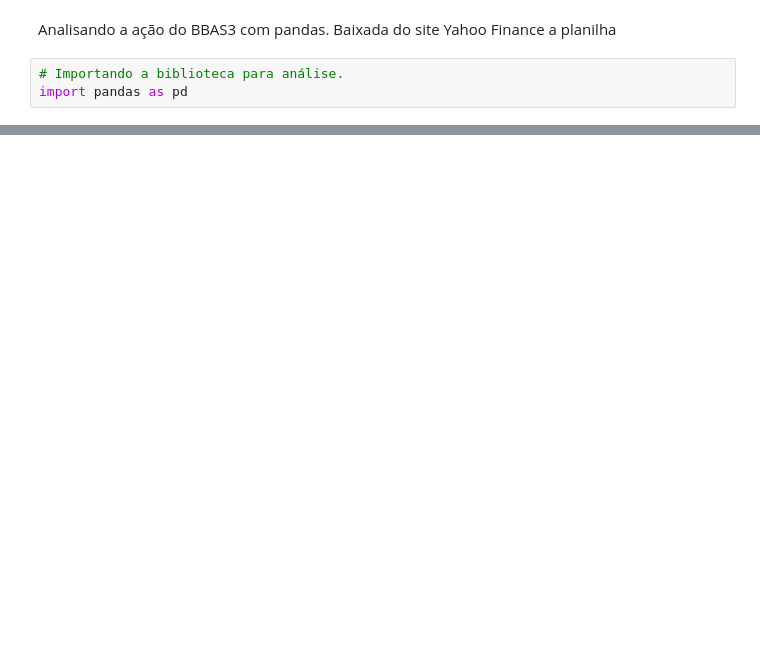
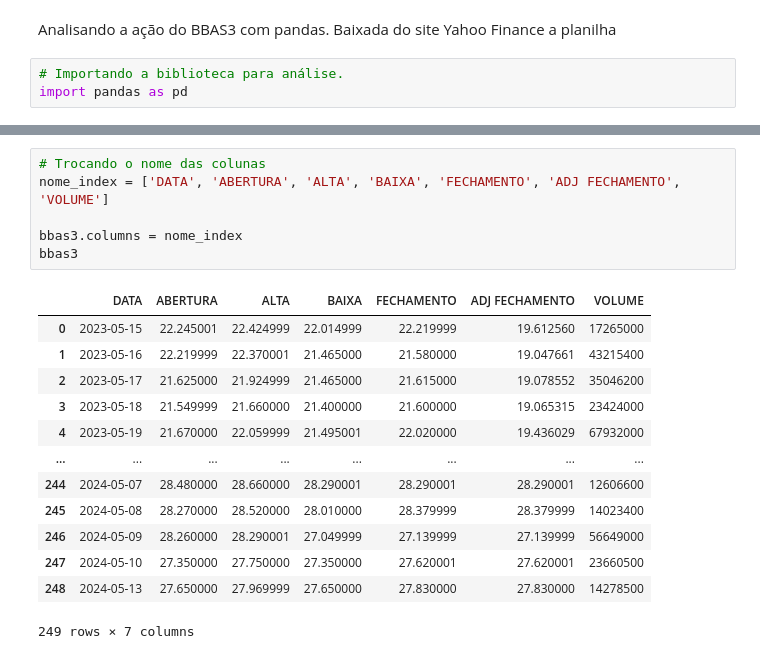
Before and after one commit to kalebeSS/Analisando-BB, a Jupyter notebook: sig.ipynb, the cells around one changed output, grey strips where cells are left out. Saved outputs shown, nothing was run; the diff lists cells and outputs as text; blank space fills up the shorter version.

```diff
--- a/sig.ipynb
+++ b/sig.ipynb
@@ -38,0 +89,20 @@ dtype: int64
+# %%
+# Trocando o nome das colunas
+nome_index = ['DATA', 'ABERTURA', 'ALTA', 'BAIXA', 'FECHAMENTO', 'ADJ FECHAMENTO', 'VOLUME']
+
+bbas3.columns = nome_index
+bbas3
+# %% [output]
+|  | DATA | ABERTURA | ALTA | BAIXA | FECHAMENTO | ADJ FECHAMENTO | VOLUME |
+| 0 | 2023-05-15 | 22.245001 | 22.424999 | 22.014999 | 22.219999 | 19.612560 | 17265000 |
+| 1 | 2023-05-16 | 22.219999 | 22.370001 | 21.465000 | 21.580000 | 19.047661 | 43215400 |
+| 2 | 2023-05-17 | 21.625000 | 21.924999 | 21.465000 | 21.615000 | 19.078552 | 35046200 |
+| 3 | 2023-05-18 | 21.549999 | 21.660000 | 21.400000 | 21.600000 | 19.065315 | 23424000 |
+| 4 | 2023-05-19 | 21.670000 | 22.059999 | 21.495001 | 22.020000 | 19.436029 | 67932000 |
+| ... | ... | ... | ... | ... | ... | ... | ... |
+| 244 | 2024-05-07 | 28.480000 | 28.660000 | 28.290001 | 28.290001 | 28.290001 | 12606600 |
+| 245 | 2024-05-08 | 28.270000 | 28.520000 | 28.010000 | 28.379999 | 28.379999 | 14023400 |
+| 246 | 2024-05-09 | 28.260000 | 28.290001 | 27.049999 | 27.139999 | 27.139999 | 56649000 |
+| 247 | 2024-05-10 | 27.350000 | 27.750000 | 27.350000 | 27.620001 | 27.620001 | 23660500 |
+| 248 | 2024-05-13 | 27.650000 | 27.969999 | 27.650000 | 27.830000 | 27.830000 | 14278500 |
+249 rows × 7 columns
```
Also changed, not shown: parts of 10 cells of this notebook.
